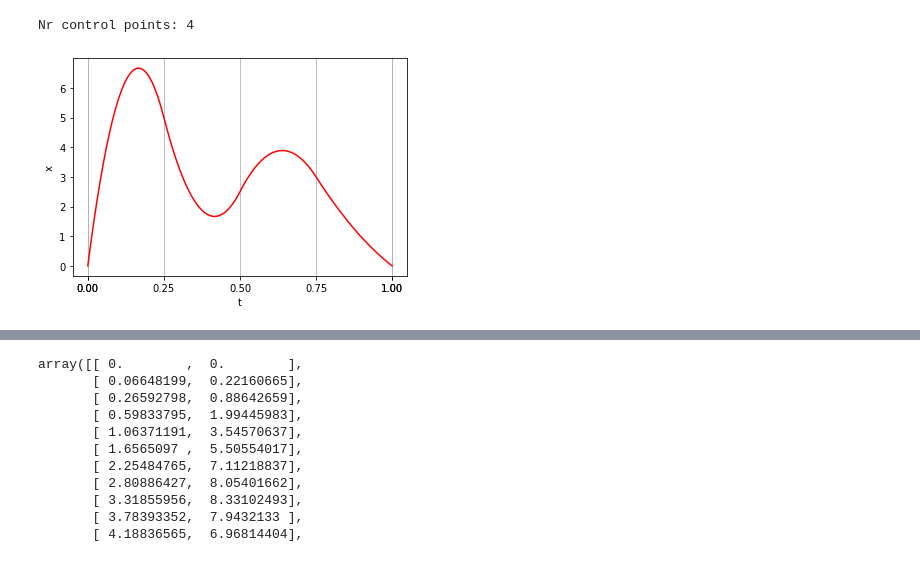
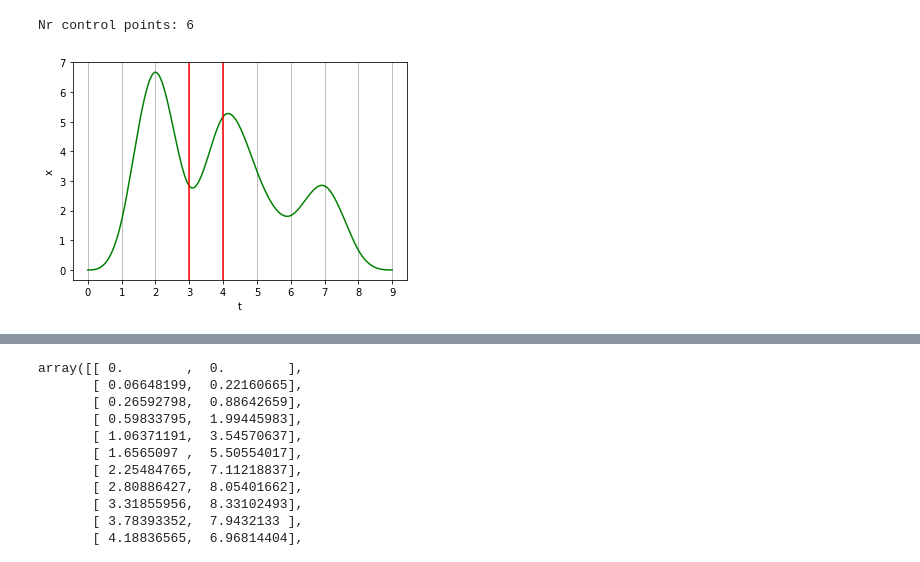
Before and after one commit to vetlebh/spline_learn, a Jupyter notebook: Untitled.ipynb, the cells around one changed output, grey strips where cells are left out. Saved outputs shown, nothing was run; the diff lists cells and outputs as text; code cells hidden in the pictures.

```diff
--- a/Untitled.ipynb
+++ b/Untitled.ipynb
@@ -78,15 +64,0 @@ plt.savefig('basis_splines.pdf')
-# %%
-t = np.array([0.0, 0.25, 0.5, 0.75, 1.0])
-x = np.linspace(0, 1, 100)
-y1 = []
-y2 = []
-y3 = []
-for delx in x:
-    y1.append(b(3, t, 0, delx))
-    #y2.append(b(2, t, 1, delx))
-    #y3.append(b(2, t, 2, delx))
-plt.figure()
-plt.plot(x, y1)
-#plt.plot(x, y2)
-#plt.plot(x, y3)
-plt.show()
@@ -95,39 +65,36 @@ plt.show()
 # %%
-c = np.array([10, 0, 5, 1])
-t1 = t = np.array([0.0, 0.0, 0.25, 0.5, 0.75, 1.0, 1.0])
-#t2 = np.array([0.0, 0.000, 0.250, 0.50, 0.750, 1.000, 1.0])
-#t3 = np.array([0.0, 0.163, 0.333, 0.50, 0.666, 0.833, 1.0])
+ def bspline_plot(d):
+    c = np.array([10, 0, 7, 3, 1, 4])
+    n = c.shape[0]
+    t = np.arange(n+d+1)
 
-def bspline(c, t, x):
-    d = 2
-    n = t.shape[0]-d-1
-    y = []
-    print(f'Nr control points: {n}')
-    for delx in x:
-        y_k = 0
-        for i in range(n):
-            y_k += c[i]*b(d, t, i, delx)
-        y.append(y_k)
-    return y
+    def bspline(c, t, x, d):
+        n = c.shape[0]
+        y = []
+        print(f'Nr control points: {n}')
+        for delx in x:
+            y_k = 0
+            for i in range(n):
+                y_k += c[i]*b(d, t, i, delx)
+            y.append(y_k)
+        return y
 
-x = np.linspace(0, 1, 100)
+    x = np.linspace(t[0], t[-1], 1000)
 
-y1 = bspline(c, t1, x)
-#y2 = bspline(c, t2, x)
-#y3 = bspline(c, t3, x)
+    y = bspline(c, t, x, d)
 
-plt.figure()
-plt.plot(x, y1, color='red')
-#plt.plot(x, y2)
-#plt.plot(x, y3, color='green')
-ax = plt.axes()
-plt.xticks(t1)
-ax.xaxis.grid() # vertical lines
-#plt.plot(x, y2)
-#plt.plot(x, y3)
-plt.xlabel('t')
-plt.ylabel('x')
-plt.savefig('spline_curve.pdf')
+    plt.figure()
+    plt.plot(x, y, color='green')
+
+    ax = plt.axes()
+    plt.xticks(t)
+    ax.xaxis.grid() # vertical lines
+    plt.axvline(t[d],  color='red')
+    plt.axvline(t[n+1-d],  color='red')
+    plt.xlabel('t')
+    plt.ylabel('x')
+    plt.savefig('spline_curve'+str(d)+'.pdf')
+bspline_plot(3)
 # %% [output]
-Nr control points: 4
+Nr control points: 6
-[figure, old version]
+[figure, new version]
```
Also changed, not shown: parts of 11 cells of this notebook, 22 other files.
